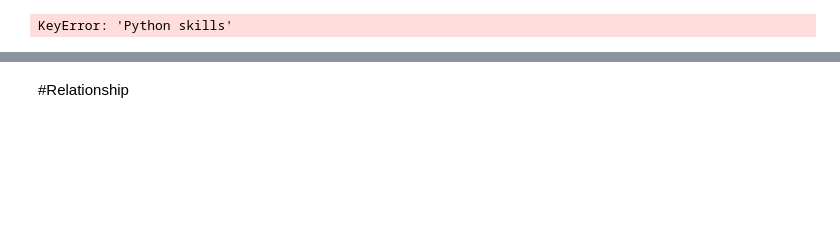
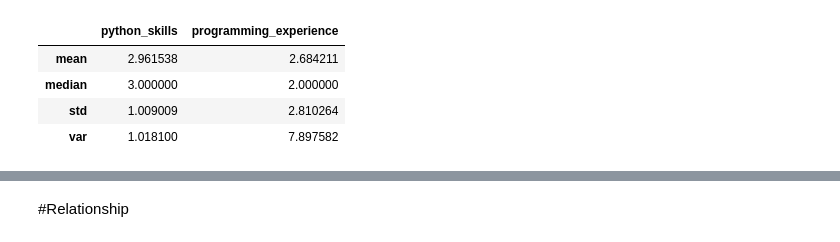
Before and after one commit to Dybton/data-mining-mini-project, a Jupyter notebook: mini_project_regression.ipynb, the cells around one changed output, grey strips where cells are left out. Saved outputs shown, nothing was run; the diff lists cells and outputs as text; code cells hidden in the pictures; blank space fills up the shorter version.

```diff
--- a/mini_project_regression.ipynb
+++ b/mini_project_regression.ipynb
@@ -78,36 +62,21 @@ df = df[['programming_experience', 'python_skills']]
-# %%
-
-#Calculate the mean, std and var of the python experience and programming experience
-ps_mean = df['Python skills'].mean()
-ps_median = df['Python skills'].median()
-ps_std = df['Python skills'].std()
-ps_var = df['Python skills'].var()
-
-pe_mean = df['Programming experience'].mean()
-pe_median = df['Programming experience'].median()
-pe_std = df['Programming experience'].std()
-pe_var = df['Programming experience'].var()
-
-print(ps_median)
-print(ps_mean)
-
-print(pe_median)
-print(pe_mean)
-
-#remove observations that are more than 3 standard deviations away from the mean
-# df = df[(df['Python skills'] < ps_mean + 3 * ps_std) & (df['Python skills'] > ps_mean - 3 * ps_std)]
-# df = df[(df['Programming experience'] < pe_mean + 3 * pe_std) & (df['Programming experience'] > pe_mean - 3 * pe_std)]
-
-#if How long time have you been programming? (Numerical) is not a number, then replace it with the mean of the column python experience
-df['Programming experience'] = df['Programming experience'].fillna(df['Programming experience'].mean())
-
-#if how are your python skills? (Numerical) is not a number, then replace it with the mean of the column how are your python skills? (Numerical)
-df['Python skills'] = df['Python skills'].fillna(df['Python skills'].mean())
-
-#Create a df that shows only python skills and programming experience
-df = df[['Python skills', 'Programming experience']]
-
-# df['Python skills'] = df['Python skills'] / max(df['Python skills']) # Normalize python skills
-# df['Programming experience'] = df['Programming experience'] / max(df['Programming experience']) # Normalize Programming experience
-# %% [output]
-KeyError: 'Python skills'
+# %%
+#Calculate the mean, std and var of the python experience and programming_experience
+
+ps_mean = df['python_skills'].mean()
+ps_median = df['python_skills'].median()
+ps_std = df['python_skills'].std()
+ps_var = df['python_skills'].var()
+
+pe_mean = df['programming_experience'].mean()
+pe_median = df['programming_experience'].median()
+pe_std = df['programming_experience'].std()
+pe_var = df['programming_experience'].var()
+
+df2 = pd.DataFrame({'python_skills': [ps_mean, ps_median, ps_std, ps_var], 'programming_experience': [pe_mean, pe_median, pe_std, pe_var]}, index=['mean', 'median', 'std', 'var'])
+display(df2)
+# %% [output]
+|  | python_skills | programming_experience |
+| mean | 2.961538 | 2.684211 |
+| median | 3.000000 | 2.000000 |
+| std | 1.009009 | 2.810264 |
+| var | 1.018100 | 7.897582 |
```
Also changed, not shown: parts of 11 cells of this notebook.
